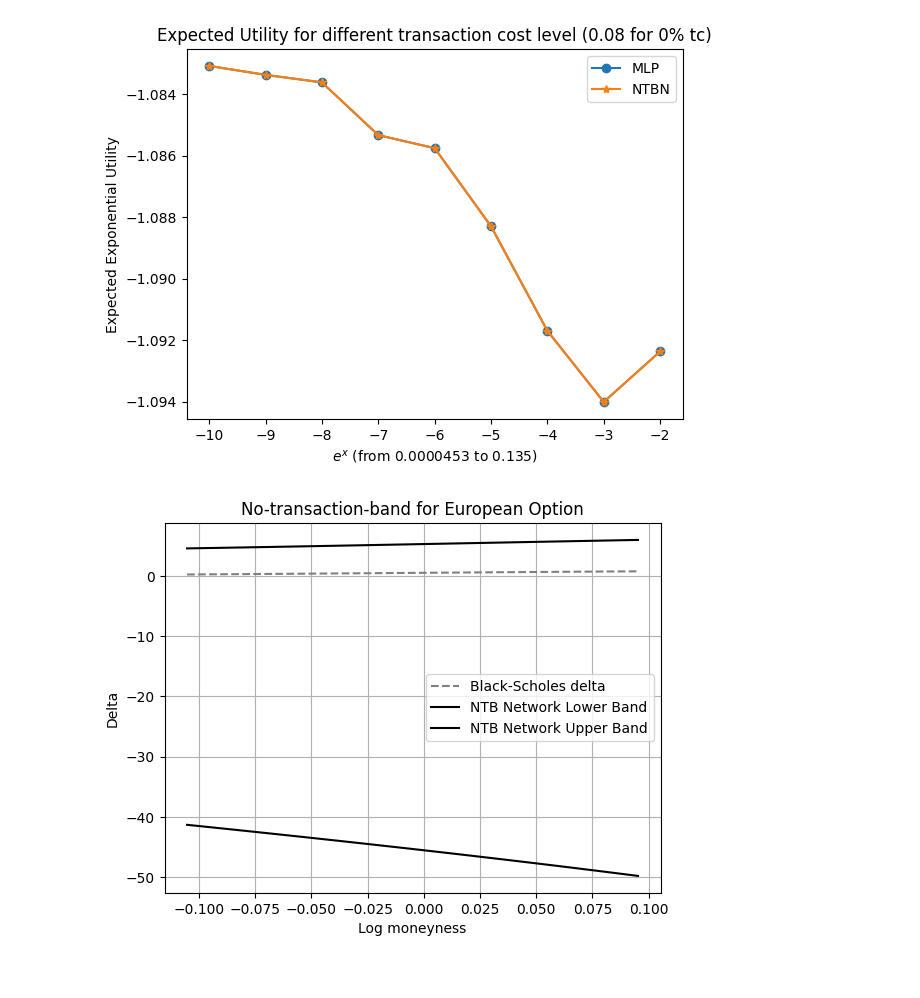
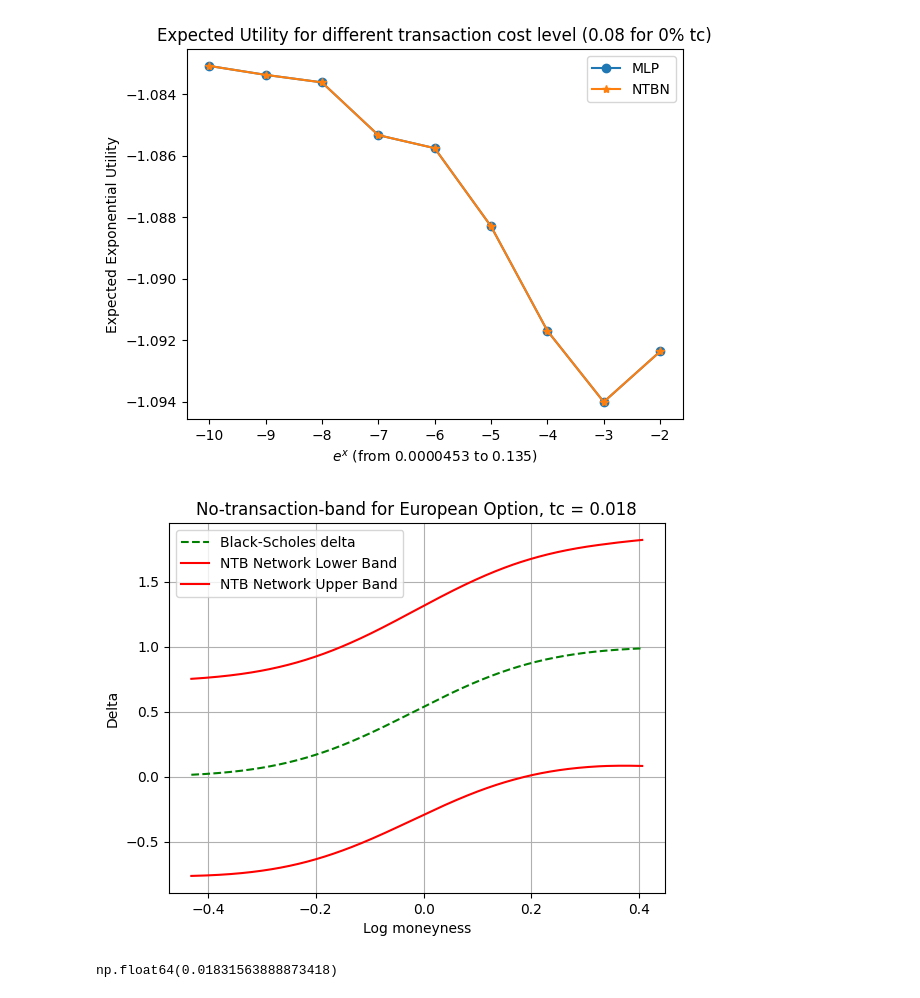
Before and after one commit to JulesArzel/Deep_Hedging_v2, a Jupyter notebook: Deep Reinforcement Learning Approach/Main_Deep_RL_pfhedge.ipynb, the cells around one changed output. Drawn from its saved outputs; the diff is of its cells as text; code cells hidden in the pictures.

Commit message:
bands vs no transaction region

```diff
--- a/Deep Reinforcement Learning Approach/Main_Deep_RL_pfhedge.ipynb
+++ b/Deep Reinforcement Learning Approach/Main_Deep_RL_pfhedge.ipynb
@@ -288,45 +288,49 @@ from math import log, sqrt
 from torch.distributions.normal import Normal
 
 # Parameters
-S0 = 100
-K = 100
+S0 = 1
+K = 1
 T = 1.0
 sigma = 0.2
-time_slice = 0.5 * T
-model = hedger_NTBN_2.model  # Your trained model
+time_slice = 0.1 * T
+model = hedger_NTBN_4.model  # Your trained model
 
 # Black–Scholes delta (pure PyTorch version)
 def bs_delta(S, K, T, t, sigma):
     tau = torch.tensor(T - t, dtype=S.dtype, device=S.device)
     d1 = (S / K).log().add(0.5 * sigma**2 * tau) / (sigma * tau.sqrt())
     normal = Normal(0.0, 1.0)
     return normal.cdf(d1)
 
 # Grid of spot prices and corresponding log-moneyness
-S_vals = torch.linspace(0.9 * K, 1.1 * K, 100)
+S_vals = torch.linspace(0.65 * K, 1.5 * K, 1000)
 log_moneyness = (S_vals / K).log()
 t_vals = torch.full_like(S_vals, time_slice)
 
 # Prepare model input
 prev_hedge = torch.zeros_like(S_vals)
 x_mlp_input = torch.stack([S_vals, t_vals, prev_hedge], dim=-1)  # shape [100, 3]
 
 # Forward pass
 with torch.no_grad():
     delta_vals = bs_delta(S_vals, K, T, time_slice, sigma)
     width_vals = model.mlp(x_mlp_input)
     lower = delta_vals - torch.nn.functional.leaky_relu(width_vals[:, 0])
     upper = delta_vals + torch.nn.functional.leaky_relu(width_vals[:, 1])
 
 # Plot
-plt.plot(log_moneyness.tolist(), delta_vals.tolist(), linestyle='--', color='gray', label="Black-Scholes delta")
-plt.plot(log_moneyness.tolist(), lower.tolist(), color='black', label="NTB Network Lower Band")
-plt.plot(log_moneyness.tolist(), upper.tolist(), color='black', label="NTB Network Upper Band")
+plt.plot(log_moneyness.tolist(), delta_vals.tolist(), linestyle='--', color='green', label="Black-Scholes delta")
+plt.plot(log_moneyness.tolist(), lower.tolist(), color='red', label="NTB Network Lower Band")
+plt.plot(log_moneyness.tolist(), upper.tolist(), color='red', label="NTB Network Upper Band")
 plt.xlabel("Log moneyness")
 plt.ylabel("Delta")
-plt.title("No-transaction-band for European Option")
+plt.title(f"No-transaction-band for European Option, tc = {np.exp(-4):.3f}")
 plt.legend()
 plt.grid(True)
 plt.show()
 # %% [output]
-[figure, old version]
+[figure, new version]
+# %%
+np.exp(-4)
+# %% [output]
+np.float64(0.01831563888873418)
```
Also changed, not shown: 1 other file.
